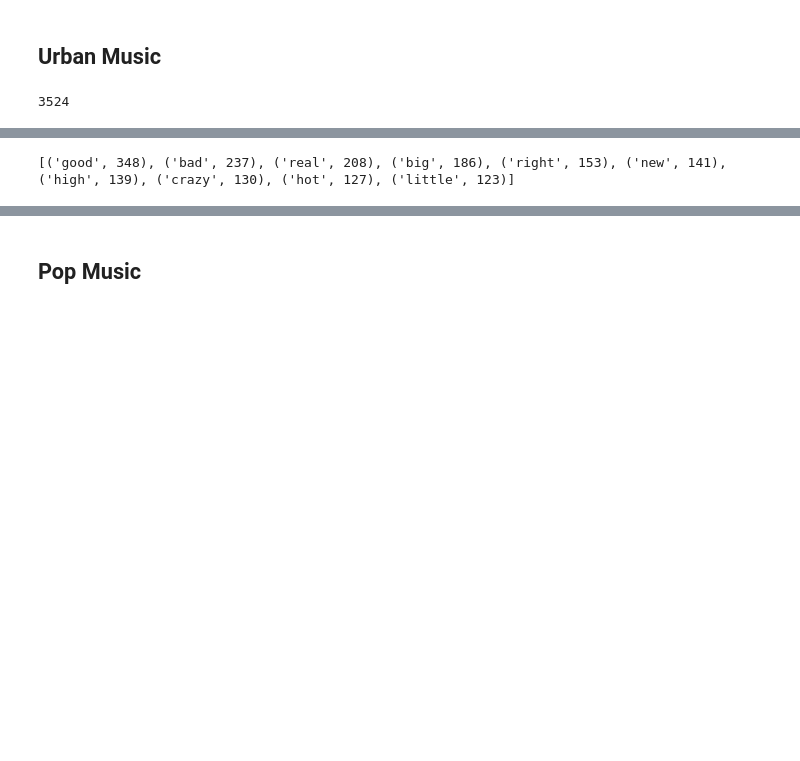
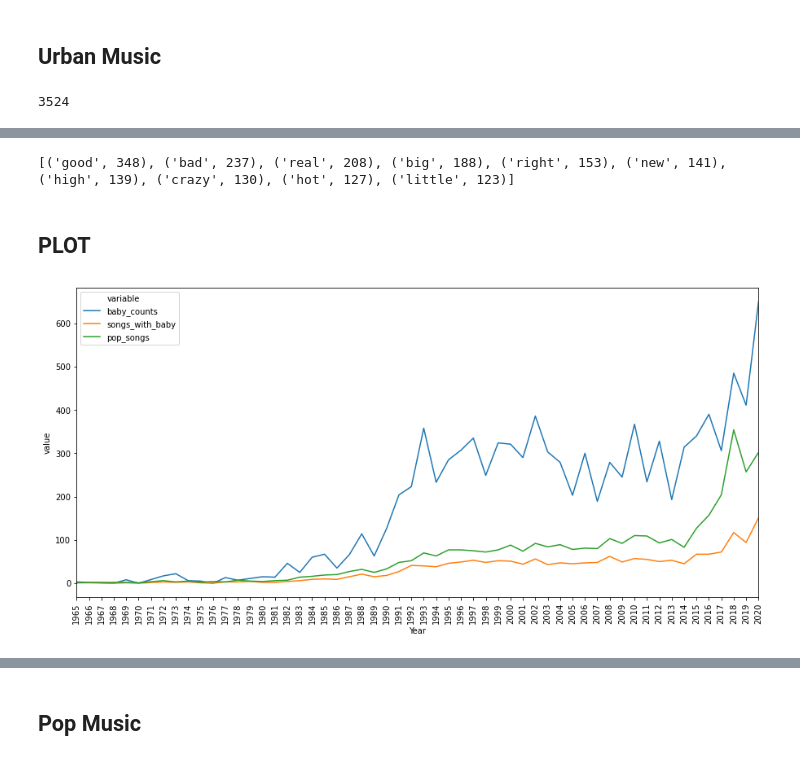
Before and after one commit to luislgm/Music_Hit_Predictor_TFM, a Jupyter notebook: Hit_Data_Analysis/3_analysis_lyrics.ipynb, the cells around one changed output, grey strips where cells are left out. Saved outputs shown, nothing was run; the diff lists cells and outputs as text; code cells hidden in the pictures; blank space fills up the shorter version.

Commit message:
New graphics are added

```diff
--- a/Hit_Data_Analysis/3_analysis_lyrics.ipynb
+++ b/Hit_Data_Analysis/3_analysis_lyrics.ipynb
@@ -17,13 +23,6 @@ df_urban_en = pd.DataFrame.copy(df_urban_clean)
 for i, item in df_urban_en.iterrows():
     if detect(item['song_lyrics']) != 'en':
         df_urban_en = df_urban_en.drop(df_urban_en.index[i])
-# %%
-chorus_urban = []
-for i, item in df_urban_en.iterrows():
-    try:
-        chorus_urban += [item["song_lyrics"].split('Chorus')[1].split("\n\n")[0].split(']')[1]]
-    except IndexError:
-        pass
 # %%
 chorus_str_urban = ''
 number_urban_songs = 0
@@ -68,4 +71,35 @@ adjs_urban = [ token.lemma_ for token in chorus_all_urban if token.is_stop != Tr
 counts_adjs_urban = Counter(adjs_urban)
 print(counts_adjs_urban.most_common(10))
 # %% [output]
-[('good', 348), ('bad', 237), ('real', 208), ('big', 186), ('right', 153), ('new', 141), ('high', 139), ('crazy', 130), ('hot', 127), ('little', 123)]
+[('good', 348), ('bad', 237), ('real', 208), ('big', 188), ('right', 153), ('new', 141), ('high', 139), ('crazy', 130), ('hot', 127), ('little', 123)]
+# %% [markdown]
+## PLOT
+# %%
+df_urban_en = df_urban_en.reset_index(drop=True)
+df_urban_counts = pd.DataFrame.copy(df_urban_en)
+df_urban_counts['baby_count'] = 0
+for i, item in df_urban_counts.iterrows():
+    df_urban_counts.loc[i,'baby_count'] = item['song_lyrics'].lower().count('baby')
+df_urban_counts['songs_with_baby'] = 0
+df_urban_counts = df_urban_counts.assign(songs_with_baby = np.where(df_urban_counts['baby_count']>0, 1, 0))
+# %%
+baby_counts = df_urban_counts.groupby('year_chart').sum()['baby_count']
+songs_with_baby = df_urban_counts.groupby('year_chart').sum()['songs_with_baby']
+urban_counts = df_urban_counts.groupby('year_chart').count()['id']
+data_baby = pd.DataFrame({
+    'Year': baby_counts.index,
+    'baby_counts': baby_counts.values,
+    'songs_with_baby': songs_with_baby.values,
+    'pop_songs': urban_counts.values})
+# %%
+min_year_urban = df_urban_counts.iloc[:]["year_chart"].min()
+max_year_urban  = df_urban_counts.iloc[:]["year_chart"].max()
+dims = (15, 7)
+fig,ax = plt.subplots(figsize=dims)
+ax.set_xlim(min_year_urban,max_year_urban)
+ax.set_xticks(range(min_year_urban,max_year_urban+1))
+chart = sns.lineplot(x='Year', y='value', hue='variable',
+                     data=pd.melt(data_baby, ['Year']))
+plt.setp(chart.get_xticklabels(),rotation=90);
+# %% [output]
+[figure, added]
```
Also changed, not shown: parts of 29 cells of this notebook.
